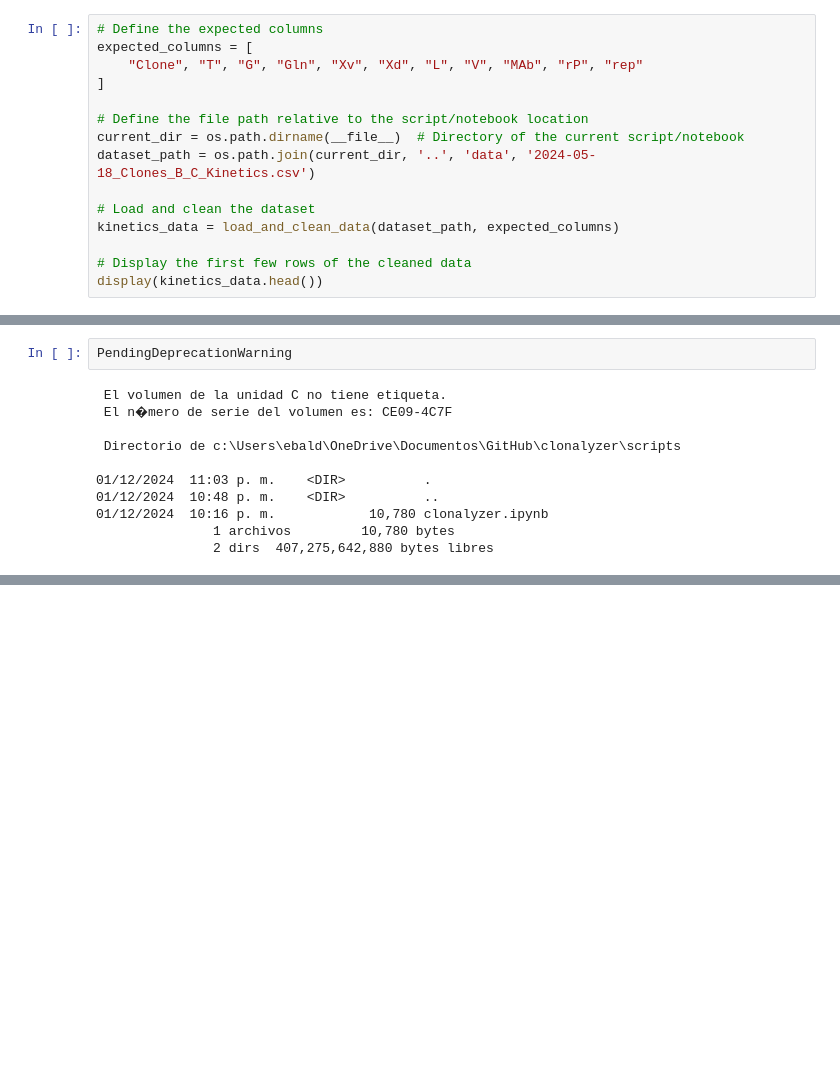
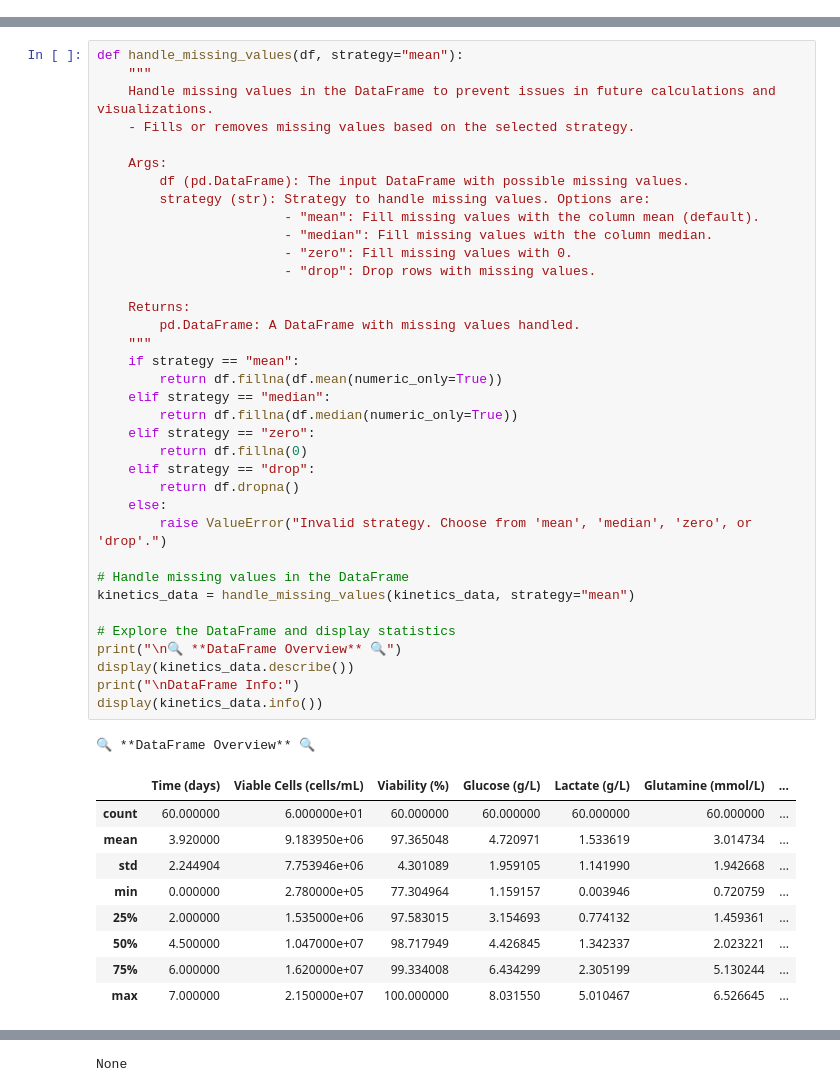
Before and after one commit to ebalderasr/clonalyzer, a Jupyter notebook: clonalyzer.ipynb, the cells around one changed output, grey strips where cells are left out. Drawn from its saved outputs; the diff is of its cells as text; blank space fills up the shorter version.

```diff
--- a/clonalyzer.ipynb
+++ b/clonalyzer.ipynb
@@ -93,15 +148,0 @@ FileNotFoundError: [Errno 2] No such file or directory: 'data/2024-05-18_Clones_
-# %%
-# Define the expected columns
-expected_columns = [
-    "Clone", "T", "G", "Gln", "Xv", "Xd", "L", "V", "MAb", "rP", "rep"
-]
-
-# Define the file path relative to the script/notebook location
-current_dir = os.path.dirname(__file__)  # Directory of the current script/notebook
-dataset_path = os.path.join(current_dir, '..', 'data', '2024-05-18_Clones_B_C_Kinetics.csv')
-
-# Load and clean the dataset
-kinetics_data = load_and_clean_data(dataset_path, expected_columns)
-
-# Display the first few rows of the cleaned data
-display(kinetics_data.head())
@@ -322,13 +149,47 @@ FileNotFoundError: [Errno 2] No such file or directory: 'data/2024-05-18_Clones_
-# %%
-PendingDeprecationWarning
-# %% [output]
- El volumen de la unidad C no tiene etiqueta.
- El n�mero de serie del volumen es: CE09-4C7F
-
- Directorio de c:\Users\ebald\OneDrive\Documentos\GitHub\clonalyzer\scripts
-
-01/12/2024  11:03 p. m.    <DIR>          .
-01/12/2024  10:48 p. m.    <DIR>          ..
-01/12/2024  10:16 p. m.            10,780 clonalyzer.ipynb
-               1 archivos         10,780 bytes
-               2 dirs  407,275,642,880 bytes libres
+# %%
+def handle_missing_values(df, strategy="mean"):
+    """
+    Handle missing values in the DataFrame to prevent issues in future calculations and visualizations.
+    - Fills or removes missing values based on the selected strategy.
+
+    Args:
+        df (pd.DataFrame): The input DataFrame with possible missing values.
+        strategy (str): Strategy to handle missing values. Options are:
+                        - "mean": Fill missing values with the column mean (default).
+                        - "median": Fill missing values with the column median.
+                        - "zero": Fill missing values with 0.
+                        - "drop": Drop rows with missing values.
+
+    Returns:
+        pd.DataFrame: A DataFrame with missing values handled.
+    """
+    if strategy == "mean":
+        return df.fillna(df.mean(numeric_only=True))
+    elif strategy == "median":
+        return df.fillna(df.median(numeric_only=True))
+    elif strategy == "zero":
+        return df.fillna(0)
+    elif strategy == "drop":
+        return df.dropna()
+    else:
+        raise ValueError("Invalid strategy. Choose from 'mean', 'median', 'zero', or 'drop'.")
+
+# Handle missing values in the DataFrame
+kinetics_data = handle_missing_values(kinetics_data, strategy="mean")
+
+# Explore the DataFrame and display statistics
+print("\n🔍 **DataFrame Overview** 🔍")
+display(kinetics_data.describe())
+print("\nDataFrame Info:")
+display(kinetics_data.info())
+# %% [output]
+🔍 **DataFrame Overview** 🔍
+|  | Time (days) | Viable Cells (cells/mL) | Viability (%) | Glucose (g/L) | Lactate (g/L) | Glutamine (mmol/L) | ... |
+| count | 60.000000 | 6.000000e+01 | 60.000000 | 60.000000 | 60.000000 | 60.000000 | ... |
+| mean | 3.920000 | 9.183950e+06 | 97.365048 | 4.720971 | 1.533619 | 3.014734 | ... |
+| std | 2.244904 | 7.753946e+06 | 4.301089 | 1.959105 | 1.141990 | 1.942668 | ... |
+| min | 0.000000 | 2.780000e+05 | 77.304964 | 1.159157 | 0.003946 | 0.720759 | ... |
+| 25% | 2.000000 | 1.535000e+06 | 97.583015 | 3.154693 | 0.774132 | 1.459361 | ... |
+| 50% | 4.500000 | 1.047000e+07 | 98.717949 | 4.426845 | 1.342337 | 2.023221 | ... |
+| 75% | 6.000000 | 1.620000e+07 | 99.334008 | 6.434299 | 2.305199 | 5.130244 | ... |
+| max | 7.000000 | 2.150000e+07 | 100.000000 | 8.031550 | 5.010467 | 6.526645 | ... |
@@ -334,0 +214 @@ PendingDeprecationWarning
+None
```
Also changed, not shown: parts of 6 cells of this notebook, 11 other files.
